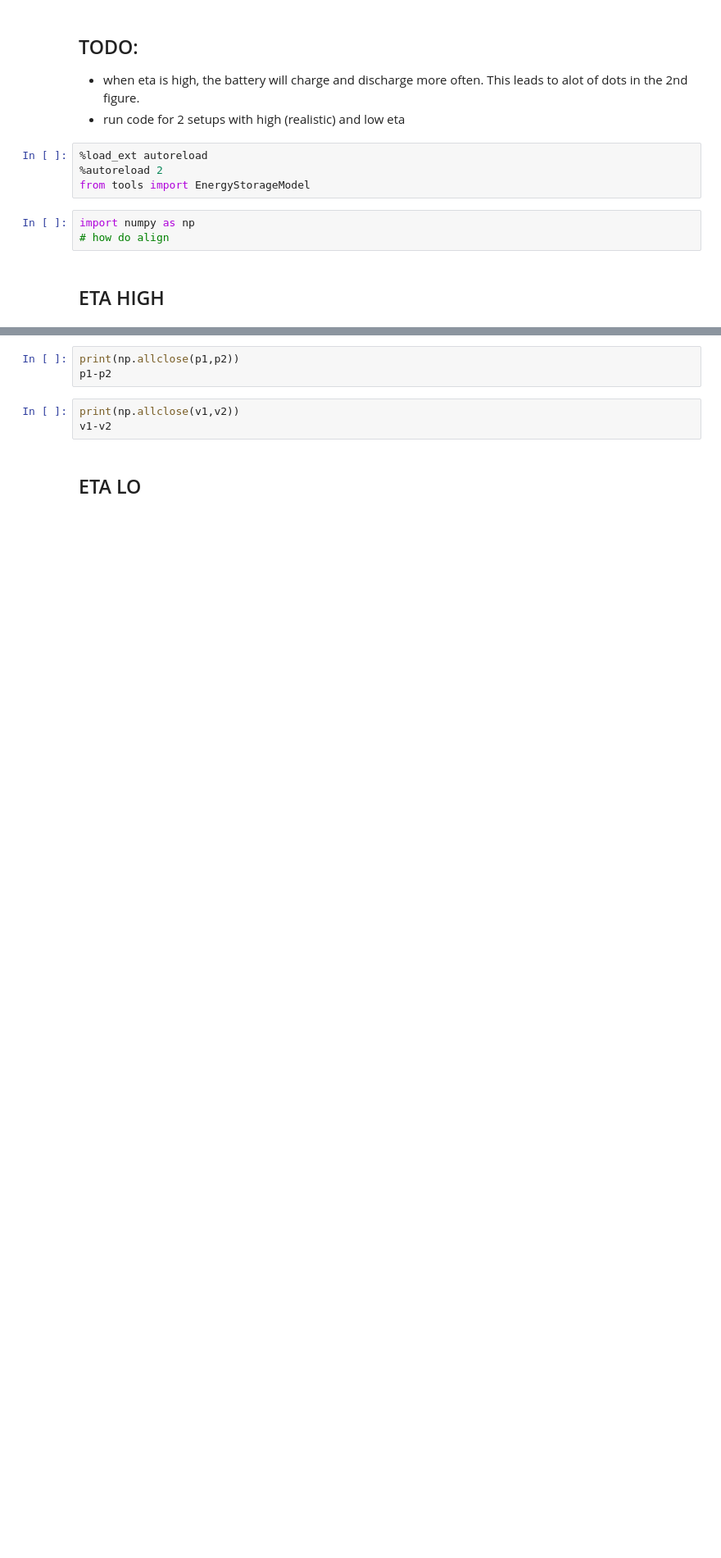
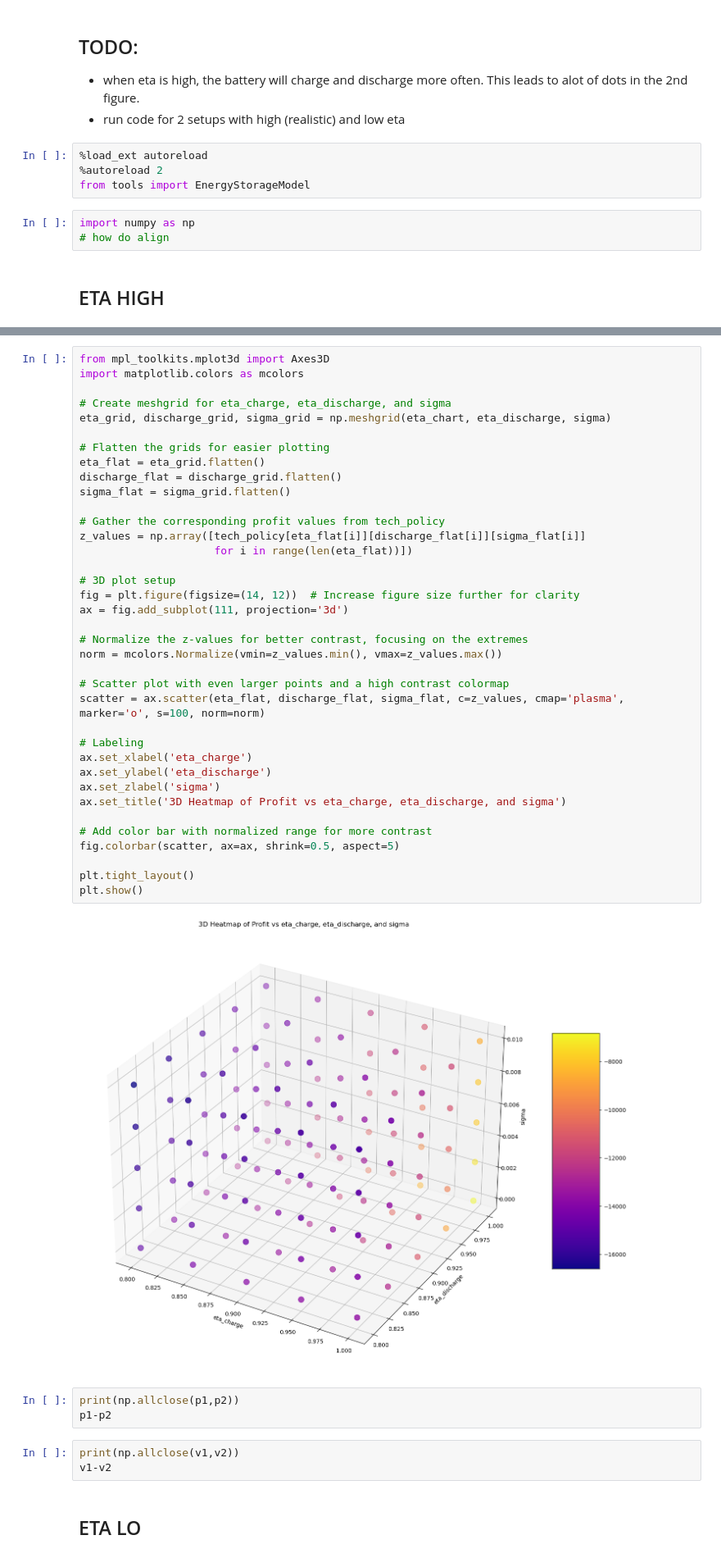
Before and after one commit to gqh814/battery, a Jupyter notebook: code/stylized_enviroment.ipynb, the cells around one changed output, grey strips where cells are left out. Shown at 82% size. Saved outputs shown, nothing was run; the diff lists cells and outputs as text; blank space fills up the shorter version.

```diff
--- a/code/stylized_enviroment.ipynb
+++ b/code/stylized_enviroment.ipynb
@@ -59,3 +128,42 @@ model.plot_results(battery_storage_sim, profit_sim)
+# %%
+from mpl_toolkits.mplot3d import Axes3D
+import matplotlib.colors as mcolors
+
+# Create meshgrid for eta_charge, eta_discharge, and sigma
+eta_grid, discharge_grid, sigma_grid = np.meshgrid(eta_chart, eta_discharge, sigma)
+
+# Flatten the grids for easier plotting
+eta_flat = eta_grid.flatten()
+discharge_flat = discharge_grid.flatten()
+sigma_flat = sigma_grid.flatten()
+
+# Gather the corresponding profit values from tech_policy
+z_values = np.array([tech_policy[eta_flat[i]][discharge_flat[i]][sigma_flat[i]]
+                     for i in range(len(eta_flat))])
+
+# 3D plot setup
+fig = plt.figure(figsize=(14, 12))  # Increase figure size further for clarity
+ax = fig.add_subplot(111, projection='3d')
+
+# Normalize the z-values for better contrast, focusing on the extremes
+norm = mcolors.Normalize(vmin=z_values.min(), vmax=z_values.max())
+
+# Scatter plot with even larger points and a high contrast colormap
+scatter = ax.scatter(eta_flat, discharge_flat, sigma_flat, c=z_values, cmap='plasma', marker='o', s=100, norm=norm)
+
+# Labeling
+ax.set_xlabel('eta_charge')
+ax.set_ylabel('eta_discharge')
+ax.set_zlabel('sigma')
+ax.set_title('3D Heatmap of Profit vs eta_charge, eta_discharge, and sigma')
+
+# Add color bar with normalized range for more contrast
+fig.colorbar(scatter, ax=ax, shrink=0.5, aspect=5)
+
+plt.tight_layout()
+plt.show()
+# %% [output]
+[figure, added]
 # %%
 print(np.allclose(p1,p2))
 p1-p2
```
Also changed, not shown: parts of 6 cells of this notebook, 1 other file.
